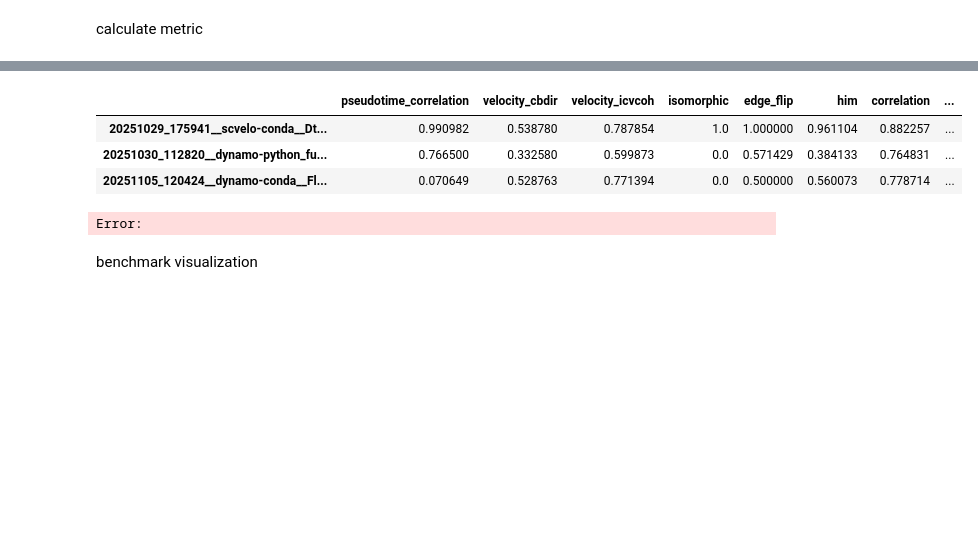
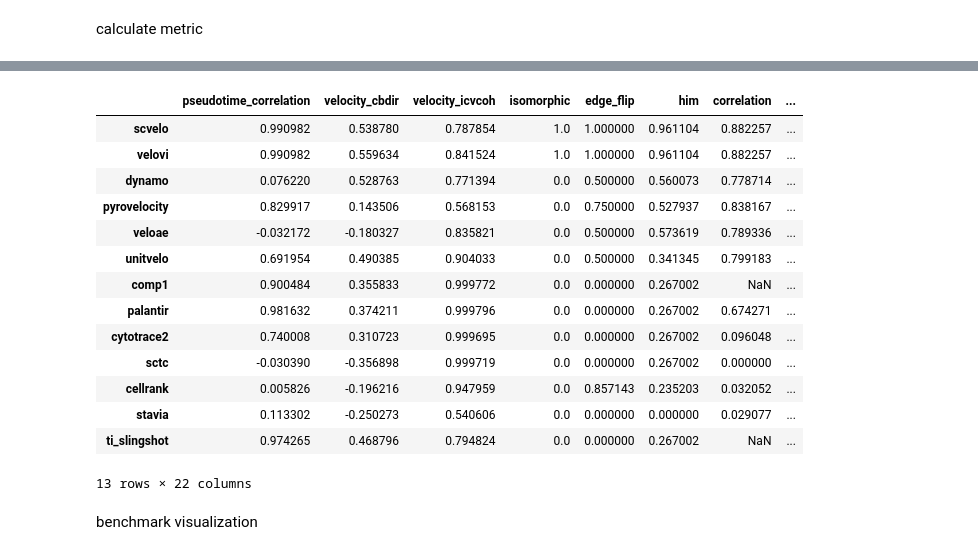
Before and after one commit to HuangDDU/cafe-release, a Jupyter notebook: notebook_dev/hzy/benchmark_visualization_pancreas.ipynb, the cells around one changed output, grey strips where cells are left out. Drawn from its saved outputs; the diff is of its cells as text; code cells hidden in the pictures; blank space fills up the shorter version.

```diff
--- a/notebook_dev/hzy/benchmark_visualization_pancreas.ipynb
+++ b/notebook_dev/hzy/benchmark_visualization_pancreas.ipynb
@@ -70,42 +76,64 @@ import pandas as pd
 #     "F1_milestones",
 # ]
 metrics = None  # calculate all metrics
+if metrics is None:
+    metrics = list(cafe.metric.metrics["metric_id"])
 
 
 # cbdir
-cluster_edges = {
-    ("Ductal", "Ngn3 low EP"),
-    ("Ngn3 low EP", "Ngn3 high EP"),
-    ("Ngn3 high EP", "Pre-endocrine"),
-    ("Pre-endocrine", "Alpha"),
-    ("Pre-endocrine", "Beta"),
-    ("Pre-endocrine", "Delta"),
-    ("Pre-endocrine", "Epsilon"),
-}
-
+# cluster_edges = {
+#     ("Ductal", "Ngn3 low EP"),
+#     ("Ngn3 low EP", "Ngn3 high EP"),
+#     ("Ngn3 high EP", "Pre-endocrine"),
+#     ("Pre-endocrine", "Alpha"),
+#     ("Pre-endocrine", "Beta"),
+#     ("Pre-endocrine", "Delta"),
+#     ("Pre-endocrine", "Epsilon"),
+# }
+# extract cluster edges from milestone network for "ref" model
+cluster_edges =  fadata.get_milestone_wrapper().milestone_network[["from", "to"]].values.tolist()
 
 # load calculated metric csv file
-metric_dir = f".cfe/{fadata.id}/metric/"
+metric_dir = f".cafe/{fadata.id}/metric/"
 metric_file_list = os.listdir(metric_dir)
 
-model_name_list = fadata.get_all_model_name(parse=False)
 todo_model_name_list = []
 calculated_metric_df_list = []
 for model_name in model_name_list:
     metric_file = f"{model_name}.csv"
     if metric_file in metric_file_list:
-        cafe.logger.info(f"metric file for model {model_name} already exists. read it.")
+        cafe.logger.info(f"metric file for model '{model_name}' already exists. read it.")
         calculated_metric_df = pd.read_csv(f"{metric_dir}/{metric_file}", index_col=0).T
+        # check missing metrics
+        missing_metrics = [m for m in metrics if m not in calculated_metric_df.columns or pd.isna(calculated_metric_df[m].iloc[0])]
+        if missing_metrics:
+            cafe.logger.info(f"model {model_name} missing metrics: {missing_metrics}, recalculating...")
+            fadata.load_trajectory_dict(model_name_list=[model_name]) # load only needed model
+            # only calculate missing metrics
+            new_metric_df = cafe.metric.calculate_metrics(fadata, now_models=[model_name], metrics=missing_metrics, cluster_edges=cluster_edges)
+            fadata.remove_trajectory_dict(model_name_list=[model_name]) # remove models after calculation to save memory
+            # merge new and old results
+            for m in missing_metrics:
+                calculated_metric_df[m] = new_metric_df.loc[model_name, m]
+            calculated_metric_df.T.to_csv(f"{metric_dir}/{model_name}.csv") # save the updated csv
         calculated_metric_df_list.append(calculated_metric_df)
     else:
         todo_model_name_list.append(model_name)
-metric_df = pd.concat(calculated_metric_df_list)
+
+if calculated_metric_df_list:
+    metric_df = pd.concat(calculated_metric_df_list)
+else:
+    metric_df = pd.DataFrame()
 
 # calculate new metric
-todo_model_name_list.remove("ref")
+if "ref" in todo_model_name_list:
+    todo_model_name_list.remove("ref")
+
 if len(todo_model_name_list) > 0:
     cafe.logger.info(f"calculating metrics for models: {todo_model_name_list}")
+    fadata.load_trajectory_dict(model_name_list=todo_model_name_list) # load only needed models
     new_metric_df = cafe.metric.calculate_metrics(fadata, now_models=todo_model_name_list, metrics=metrics, cluster_edges=cluster_edges)
+    fadata.remove_trajectory_dict(model_name_list=todo_model_name_list) # remove models after calculation to save memory
     new_metric_df.apply(lambda x: x.to_csv(f"{metric_dir}/{x.name}.csv"), axis=1)
     metric_df = pd.concat([metric_df, new_metric_df])
 
@@ -134,5 +162,15 @@ DEBUG    |- extract knn indices to 'adata.uns['neighbors']['indices']' for metri
 |  | pseudotime_correlation | velocity_cbdir | velocity_icvcoh | isomorphic | edge_flip | him | correlation | ... |
-| 20251029_175941__scvelo-conda__Dt... | 0.990982 | 0.538780 | 0.787854 | 1.0 | 1.000000 | 0.961104 | 0.882257 | ... |
-| 20251030_112820__dynamo-python_fu... | 0.766500 | 0.332580 | 0.599873 | 0.0 | 0.571429 | 0.384133 | 0.764831 | ... |
-| 20251105_120424__dynamo-conda__Fl... | 0.070649 | 0.528763 | 0.771394 | 0.0 | 0.500000 | 0.560073 | 0.778714 | ... |
+| scvelo | 0.990982 | 0.538780 | 0.787854 | 1.0 | 1.000000 | 0.961104 | 0.882257 | ... |
+| velovi | 0.990982 | 0.559634 | 0.841524 | 1.0 | 1.000000 | 0.961104 | 0.882257 | ... |
+| dynamo | 0.076220 | 0.528763 | 0.771394 | 0.0 | 0.500000 | 0.560073 | 0.778714 | ... |
+| pyrovelocity | 0.829917 | 0.143506 | 0.568153 | 0.0 | 0.750000 | 0.527937 | 0.838167 | ... |
+| veloae | -0.032172 | -0.180327 | 0.835821 | 0.0 | 0.500000 | 0.573619 | 0.789336 | ... |
+| unitvelo | 0.691954 | 0.490385 | 0.904033 | 0.0 | 0.500000 | 0.341345 | 0.799183 | ... |
+| comp1 | 0.900484 | 0.355833 | 0.999772 | 0.0 | 0.000000 | 0.267002 | NaN | ... |
+| palantir | 0.981632 | 0.374211 | 0.999796 | 0.0 | 0.000000 | 0.267002 | 0.674271 | ... |
+| cytotrace2 | 0.740008 | 0.310723 | 0.999695 | 0.0 | 0.000000 | 0.267002 | 0.096048 | ... |
+| sctc | -0.030390 | -0.356898 | 0.999719 | 0.0 | 0.000000 | 0.267002 | 0.000000 | ... |
+| cellrank | 0.005826 | -0.196216 | 0.947959 | 0.0 | 0.857143 | 0.235203 | 0.032052 | ... |
+| stavia | 0.113302 | -0.250273 | 0.540606 | 0.0 | 0.000000 | 0.000000 | 0.029077 | ... |
+| ti_slingshot | 0.974265 | 0.468796 | 0.794824 | 0.0 | 0.000000 | 0.267002 | NaN | ... |
-Error:
+13 rows × 22 columns
```
Also changed, not shown: parts of 6 cells of this notebook, 23 other files.
